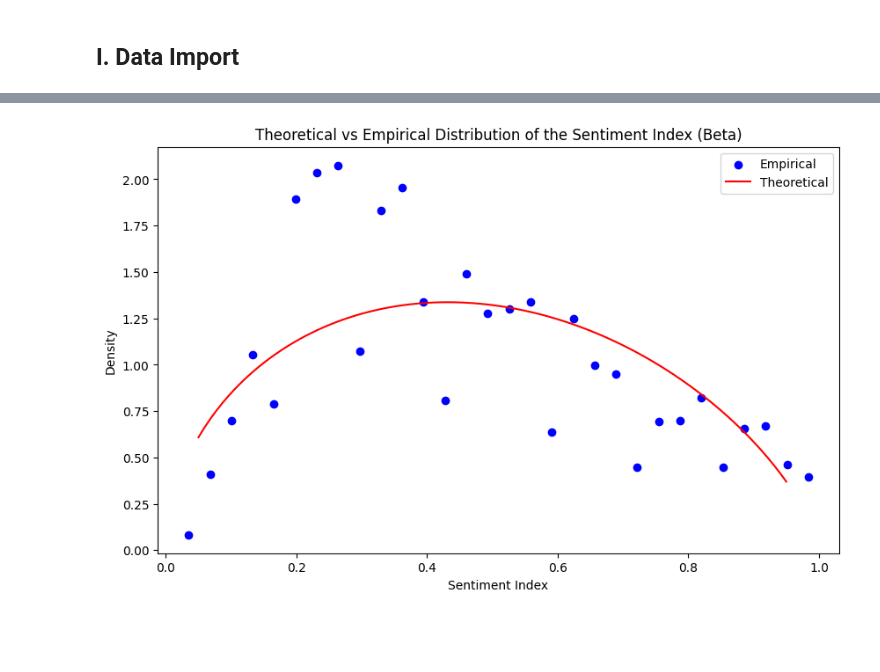
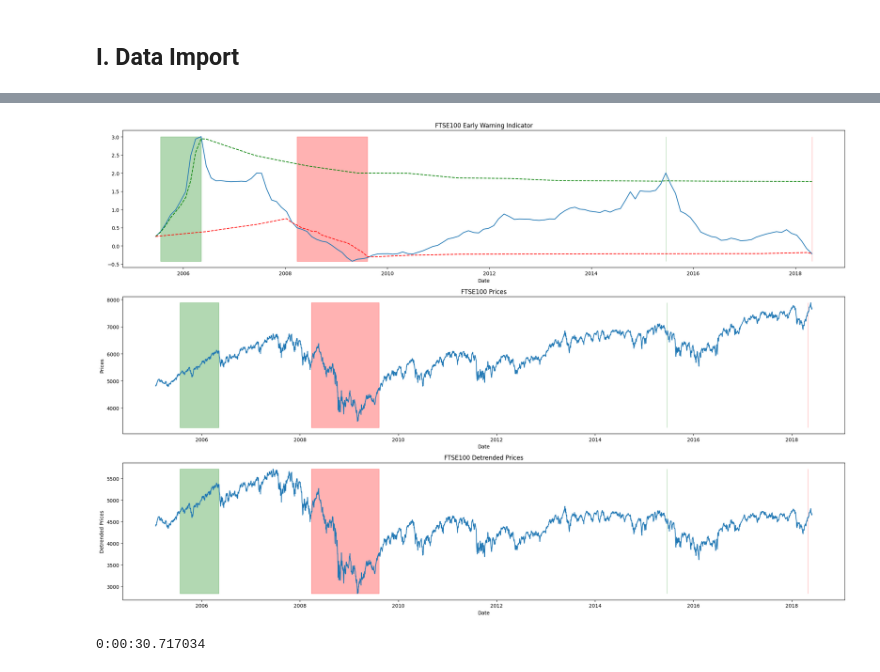
Before and after one commit to yannmerakeb/ABM-Early-Warning-Indicator, a Jupyter notebook: notebook.ipynb, the cells around one changed output, grey strips where cells are left out. Saved outputs shown, nothing was run; the diff lists cells and outputs as text; code cells hidden in the pictures; blank space fills up the shorter version.

```diff
--- a/notebook.ipynb
+++ b/notebook.ipynb
@@ -13,5 +9,6 @@ from tools import *
 ## I. Data Import
 # %%
 # Import and process the data
-dpp = DataPreprocessor('data')
-processed_data = dpp.process_csv_files()
+index_name = 'Nikkei225'
+dpp = DataPreprocessor('data', index_name)
+data = dpp.process_csv_files()
@@ -42,7 +15,9 @@ likelihood.MLE('normal', 0.95)
-# %%
-sp500_data = dict_data[index_names[0]]
-
-likelihood_model = Likelihood(sp500_data)
-likelihood_model.theoretical_vs_empirical(distribution='beta')
-# %% [output]
-[figure, removed]
+# %%
+# Prices and Returns
+a = datetime.datetime.now()
+graph = Graph(dict_data=data, drop_threshold=0.95, jump=25)
+graph.plot_prices_and_EWI()
+print(datetime.datetime.now() - a)
+# %% [output]
+[figure, added]
+0:00:30.717034
```
Also changed, not shown: parts of 4 cells of this notebook, 10 other files.
